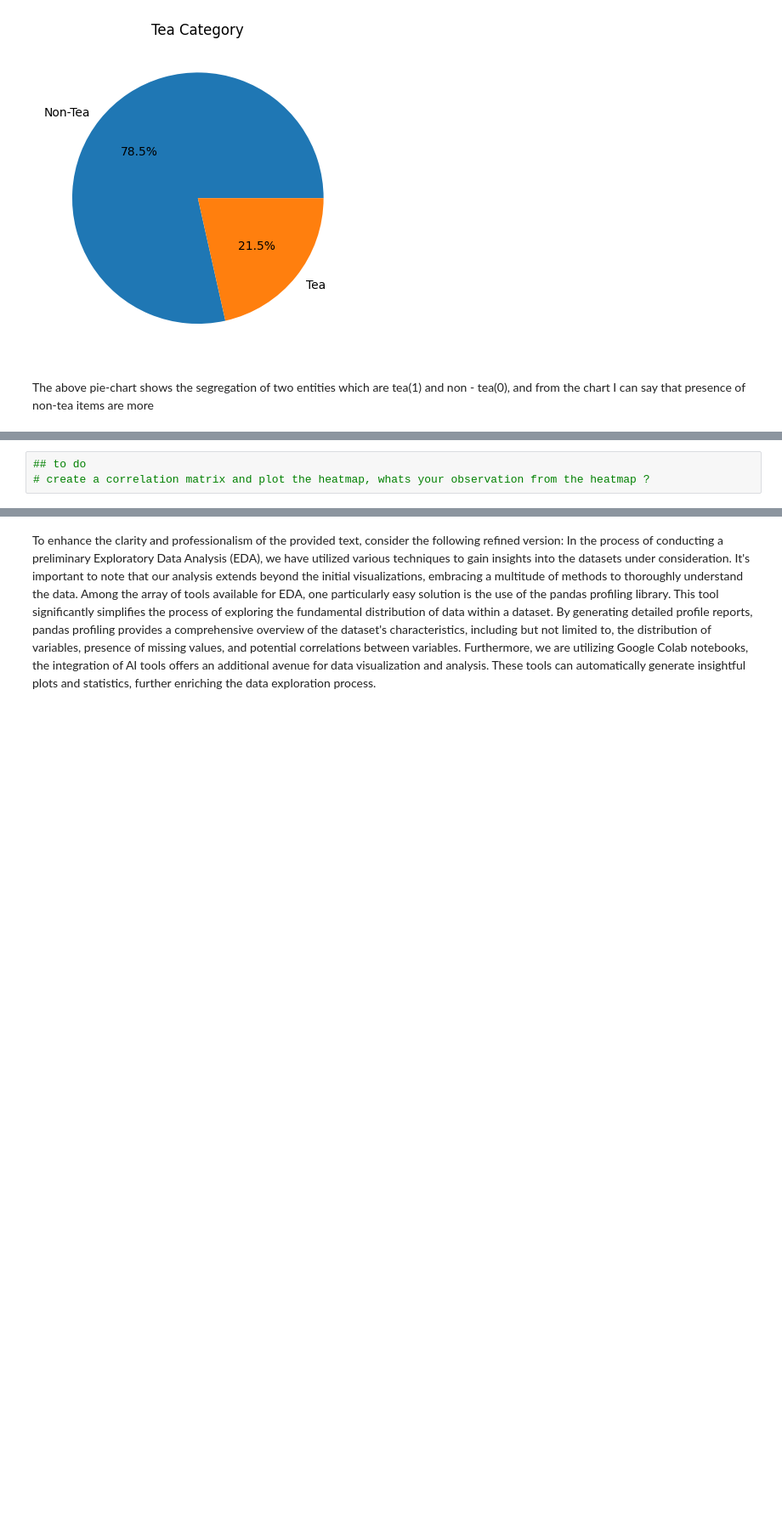
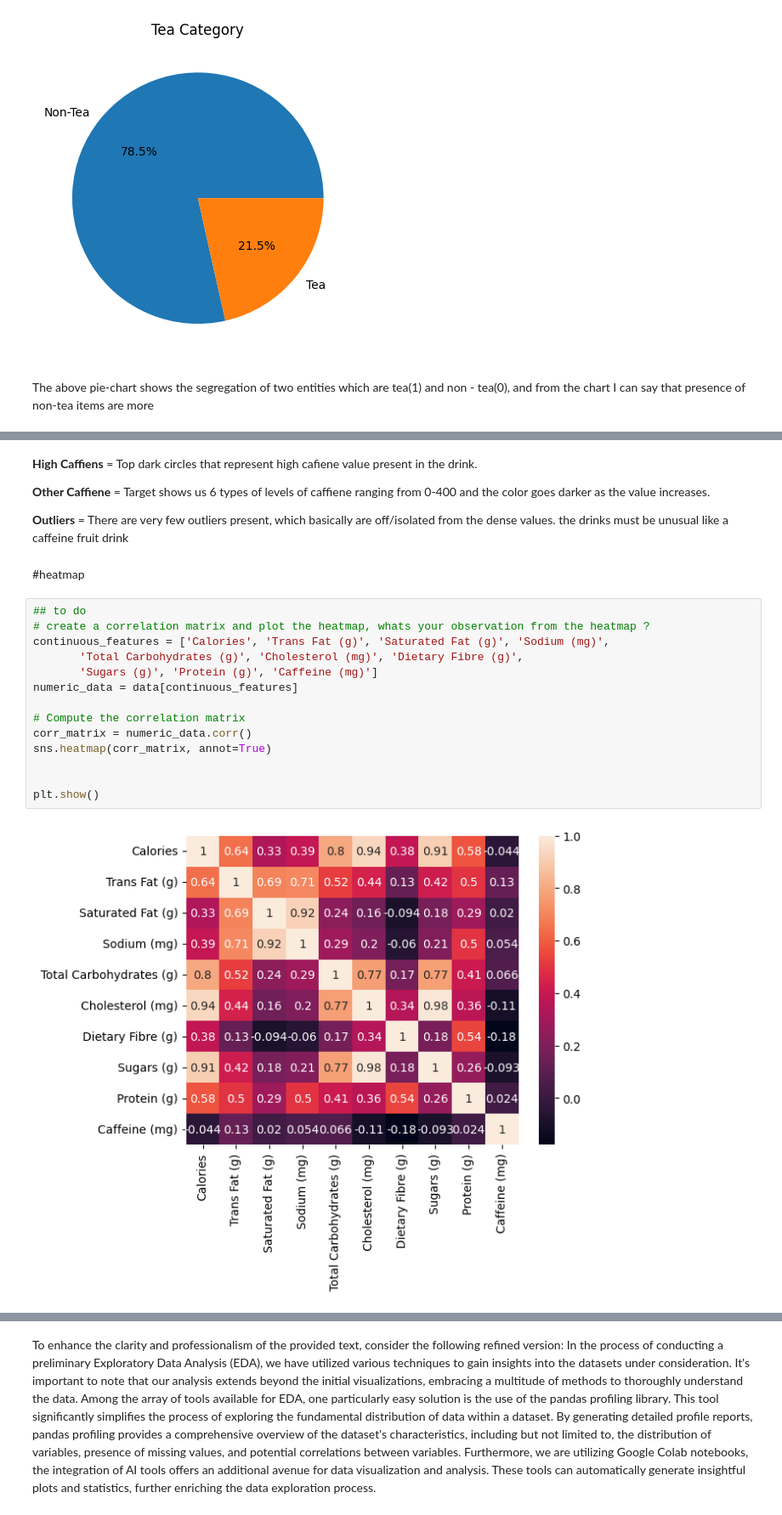
Before and after one commit to lohithready/ihub-iiith, a Jupyter notebook: AIML_III_Module_2_project_2024(Lohith's).ipynb, the cells around one changed output, grey strips where cells are left out. Shown at 85% size. Drawn from its saved outputs; the diff is of its cells as text; blank space fills up the shorter version.

```diff
--- a/AIML_III_Module_2_project_2024(Lohith's).ipynb
+++ b/AIML_III_Module_2_project_2024(Lohith's).ipynb
@@ -448,3 +484,25 @@ plt.show()
+# %% [markdown]
+**High Caffiens** = Top dark circles that represent high cafiene value present in the drink.
+
+**Other Caffiene** = Target shows us 6 types of levels of caffiene ranging from
+0-400 and the color goes darker as the value increases.
+
+**Outliers** = There are very few outliers present, which basically are off/isolated from the dense values. the drinks must be unusual like a caffeine fruit drink
+# %% [markdown]
+#heatmap
 # %%
 ## to do
 # create a correlation matrix and plot the heatmap, whats your observation from the heatmap ?
+continuous_features = ['Calories', 'Trans Fat (g)', 'Saturated Fat (g)', 'Sodium (mg)',
+       'Total Carbohydrates (g)', 'Cholesterol (mg)', 'Dietary Fibre (g)',
+       'Sugars (g)', 'Protein (g)', 'Caffeine (mg)']
+numeric_data = data[continuous_features]
+
+# Compute the correlation matrix
+corr_matrix = numeric_data.corr()
+sns.heatmap(corr_matrix, annot=True)
+
+
+plt.show()
+# %% [output]
+[figure, added]
```
Also changed, not shown: parts of 21 cells of this notebook.
